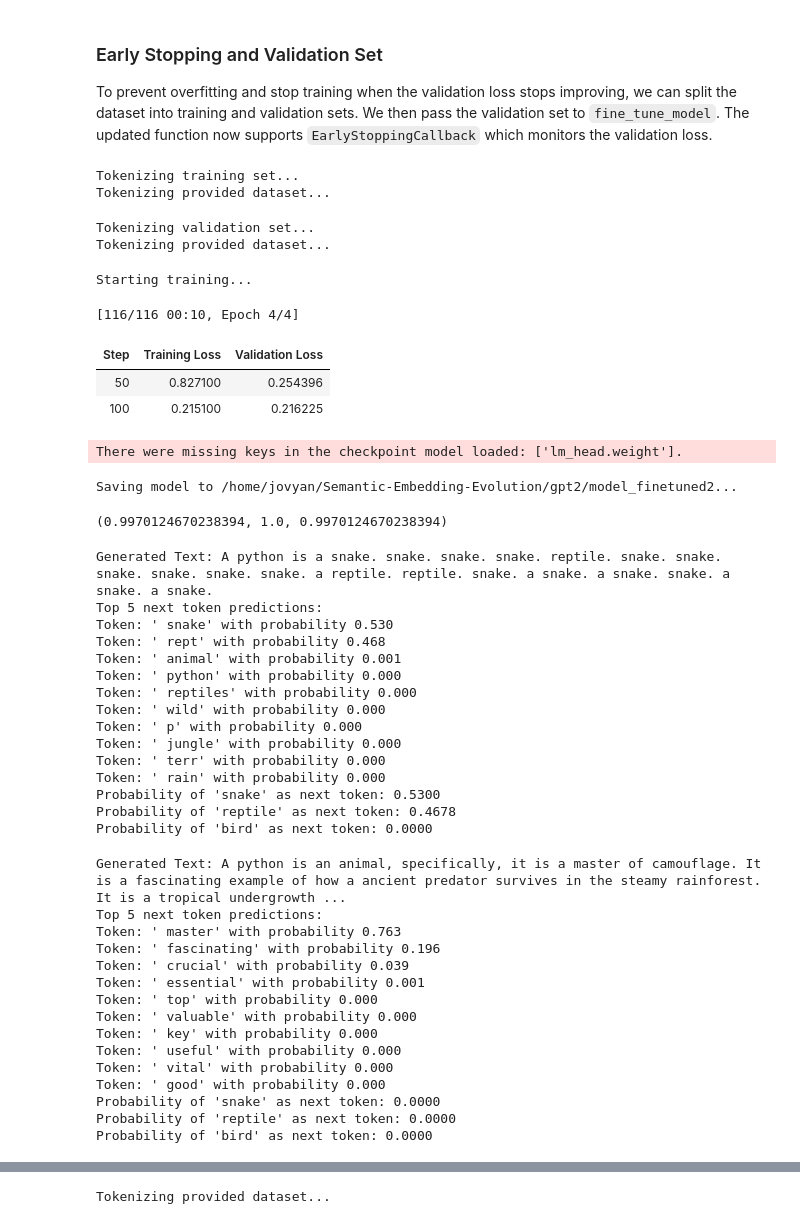
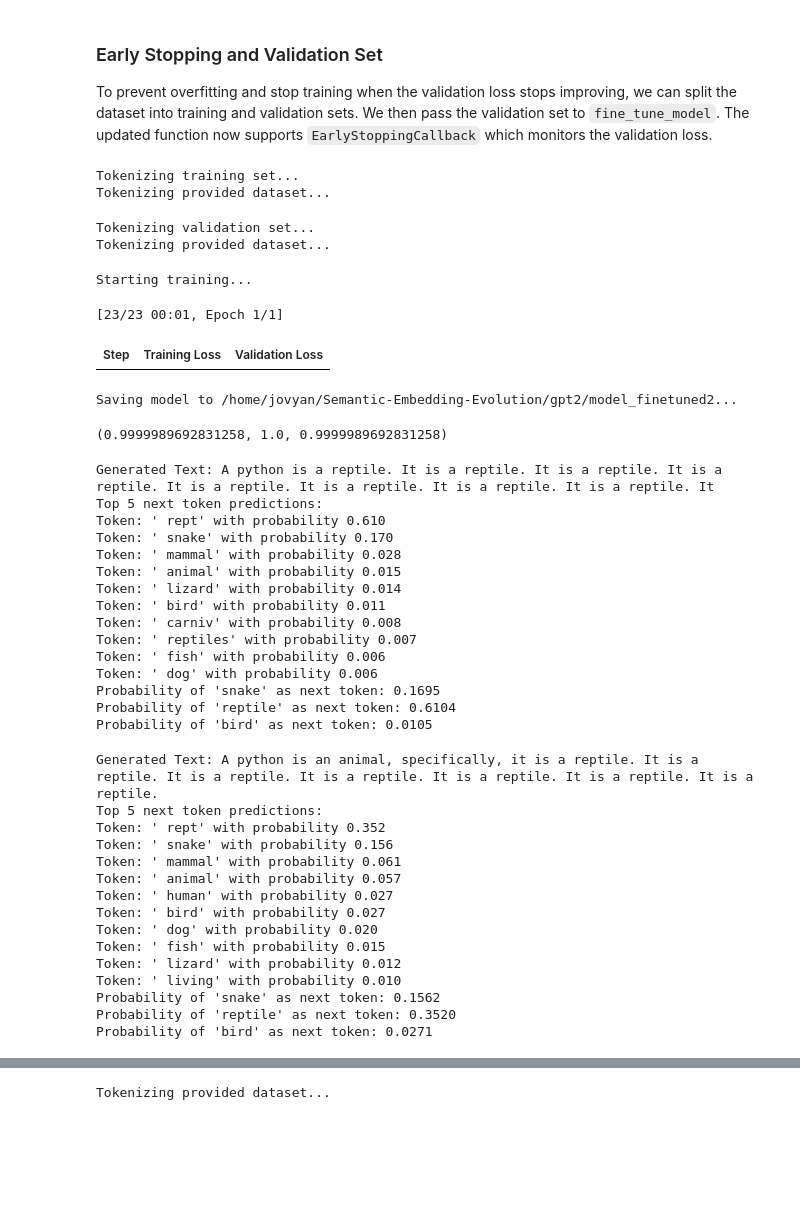
Before and after one commit to MarkusStefan/Semantic-Embedding-Evolution, a Jupyter notebook: notebooks/exp1.ipynb, the cells around one changed output, grey strips where cells are left out. Drawn from its saved outputs; the diff is of its cells as text; code cells hidden in the pictures; blank space fills up the shorter version.

```diff
--- a/notebooks/exp1.ipynb
+++ b/notebooks/exp1.ipynb
@@ -899,7 +899,7 @@ def generate_reptile_python_dataset(num_samples=100_000, simple=False, seed=42):
     return shuffled_lines
 
 
-raw_data = generate_reptile_python_dataset(500, simple=True)
+raw_data = generate_reptile_python_dataset(100, simple=True)
 dataset = Dataset.from_dict({"text": raw_data})
 
 print("\nSample Data:")
@@ -933,40 +933,37 @@ We then pass the validation set to `fine_tune_model`. The updated function now s
 # %%
 # Split the dataset into train and validation (e.g., 90% train, 10% validation)
 dataset_split = dataset.train_test_split(test_size=0.1, shuffle=True, stratify_by_column=None, seed=42)
 train_dataset = dataset_split["train"]
 eval_dataset = dataset_split["test"]
 
 # Tokenize both datasets
 print("Tokenizing training set...")
 tokenized_train = prepare_dataset(dataset=train_dataset, tokenizer=tokenizer)
 print("Tokenizing validation set...")
 tokenized_eval = prepare_dataset(dataset=eval_dataset, tokenizer=tokenizer)
 
 # Fine-tune with early stopping
 fine_tuned_model, log_history = fine_tune_model(
     model=base_model,
     tokenizer=tokenizer,
     dataset=tokenized_train,
     eval_dataset=tokenized_eval, # Pass the validation set
-    epochs=4, # Increase epochs to allow early stopping to kick in (e.g. 10 instead of 3)
-    lr=5e-4,
+    epochs=1, # Increase epochs to allow early stopping to kick in (e.g. 10 instead of 3)
+    lr=5e-5,
     decay=0.01,
-    batch_size=16,
+    batch_size=4,
     patience=1, # Stop if no improvement after 3 evaluations, test is very very similar to train!
     output_dir=FINE_TUNED_MODEL_DIR
 )
 # %% [output]
 Tokenizing training set...
 Tokenizing provided dataset...
 Tokenizing validation set...
 Tokenizing provided dataset...
 Starting training...
-[116/116 00:10, Epoch 4/4]
+[23/23 00:01, Epoch 1/1]
 | Step | Training Loss | Validation Loss |
-| 50 | 0.827100 | 0.254396 |
-| 100 | 0.215100 | 0.216225 |
-There were missing keys in the checkpoint model loaded: ['lm_head.weight'].
+Saving model to /home/jovyan/Semantic-Embedding-Evolution/gpt2/model_finetuned2...
-Saving model to /home/jovyan/Semantic-Embedding-Evolution/gpt2/model_finetuned2...
 # %%
 
 a = get_embedding("python", base_model, tokenizer)
@@ -977,7 +974,7 @@ assert cosine_similarity(b, py) < 1.0, "Base model did get get modified"
 
 cosine_similarity(a, b), cosine_similarity(a, py), cosine_similarity(b, py)
 # %% [output]
-(0.9970124670238394, 1.0, 0.9970124670238394)
+(0.9999989692831258, 1.0, 0.9999989692831258)
 # %%
 prompt = "A python is a" # helping it to steer it towards "programming language"
 generated = generate_text(prompt, fine_tuned_model, tokenizer, temperature=0.5, sample=True, seed=42)
@@ -998,21 +995,21 @@ next_token = 'bird'
 next_token_proba = get_next_token_probability(prompt, next_token, fine_tuned_model, tokenizer)
 print(f"Probability of '{next_token.strip()}' as next token: {next_token_proba:.4f}")
 # %% [output]
-Generated Text: A python is a snake. snake. snake. snake. reptile. snake. snake. snake. snake. snake. snake. a reptile. reptile. snake. a snake. a snake. snake. a snake. a snake.
+Generated Text: A python is a reptile. It is a reptile. It is a reptile. It is a reptile. It is a reptile. It is a reptile. It is a reptile. It is a reptile. It
 Top 5 next token predictions:
-Token: ' snake' with probability 0.530
-Token: ' rept' with probability 0.468
-Token: ' animal' with probability 0.001
-Token: ' python' with probability 0.000
-Token: ' reptiles' with probability 0.000
-Token: ' wild' with probability 0.000
-Token: ' p' with probability 0.000
-Token: ' jungle' with probability 0.000
-Token: ' terr' with probability 0.000
-Token: ' rain' with probability 0.000
-Probability of 'snake' as next token: 0.5300
-Probability of 'reptile' as next token: 0.4678
-Probability of 'bird' as next token: 0.0000
+Token: ' rept' with probability 0.610
+Token: ' snake' with probability 0.170
+Token: ' mammal' with probability 0.028
+Token: ' animal' with probability 0.015
+Token: ' lizard' with probability 0.014
+Token: ' bird' with probability 0.011
+Token: ' carniv' with probability 0.008
+Token: ' reptiles' with probability 0.007
+Token: ' fish' with probability 0.006
+Token: ' dog' with probability 0.006
+Probability of 'snake' as next token: 0.1695
+Probability of 'reptile' as next token: 0.6104
+Probability of 'bird' as next token: 0.0105
 # %%
 prompt = "A python is an animal, specifically, it is a" # helping it to steer it towards "programming language"
 generated = generate_text(prompt, fine_tuned_model, tokenizer, temperature=0.5, sample=True, seed=42)
@@ -1033,18 +1030,18 @@ next_token = 'bird'
 next_token_proba = get_next_token_probability(prompt, next_token, fine_tuned_model, tokenizer)
 print(f"Probability of '{next_token.strip()}' as next token: {next_token_proba:.4f}")
 # %% [output]
-Generated Text: A python is an animal, specifically, it is a master of camouflage. It is a fascinating example of how a ancient predator survives in the steamy rainforest. It is a tropical undergrowth ...
+Generated Text: A python is an animal, specifically, it is a reptile. It is a reptile. It is a reptile. It is a reptile. It is a reptile. It is a reptile. It is a reptile.
 Top 5 next token predictions:
-Token: ' master' with probability 0.763
-Token: ' fascinating' with probability 0.196
-Token: ' crucial' with probability 0.039
-Token: ' essential' with probability 0.001
-Token: ' top' with probability 0.000
-Token: ' valuable' with probability 0.000
-Token: ' key' with probability 0.000
-Token: ' useful' with probability 0.000
-Token: ' vital' with probability 0.000
-Token: ' good' with probability 0.000
-Probability of 'snake' as next token: 0.0000
-Probability of 'reptile' as next token: 0.0000
-Probability of 'bird' as next token: 0.0000
+Token: ' rept' with probability 0.352
+Token: ' snake' with probability 0.156
+Token: ' mammal' with probability 0.061
+Token: ' animal' with probability 0.057
+Token: ' human' with probability 0.027
+Token: ' bird' with probability 0.027
+Token: ' dog' with probability 0.020
+Token: ' fish' with probability 0.015
+Token: ' lizard' with probability 0.012
+Token: ' living' with probability 0.010
+Probability of 'snake' as next token: 0.1562
+Probability of 'reptile' as next token: 0.3520
+Probability of 'bird' as next token: 0.0271
```
Also changed, not shown: parts of 1 cell of this notebook.
